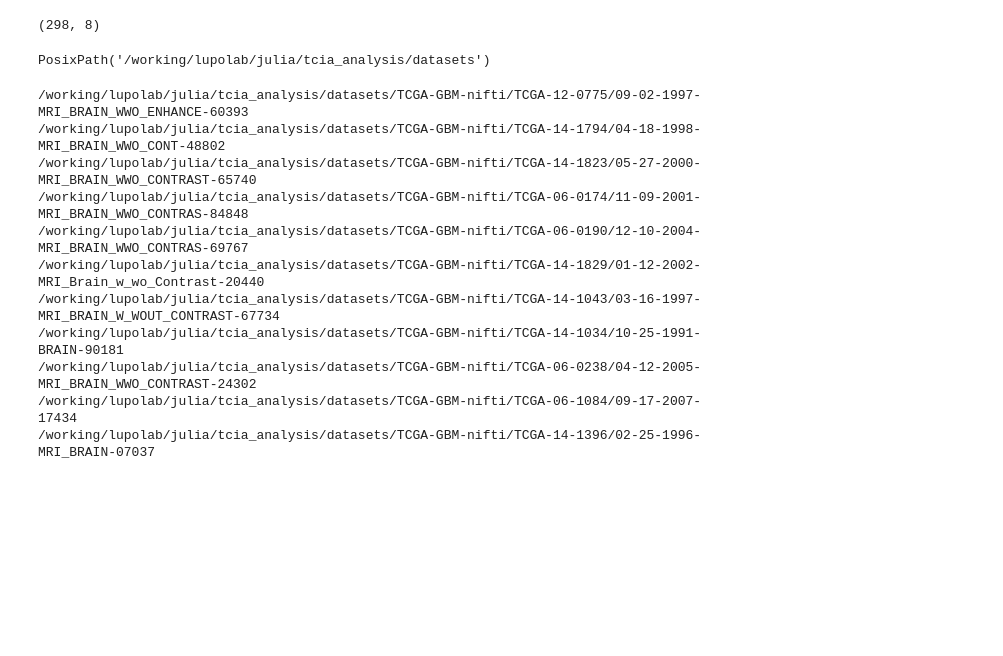
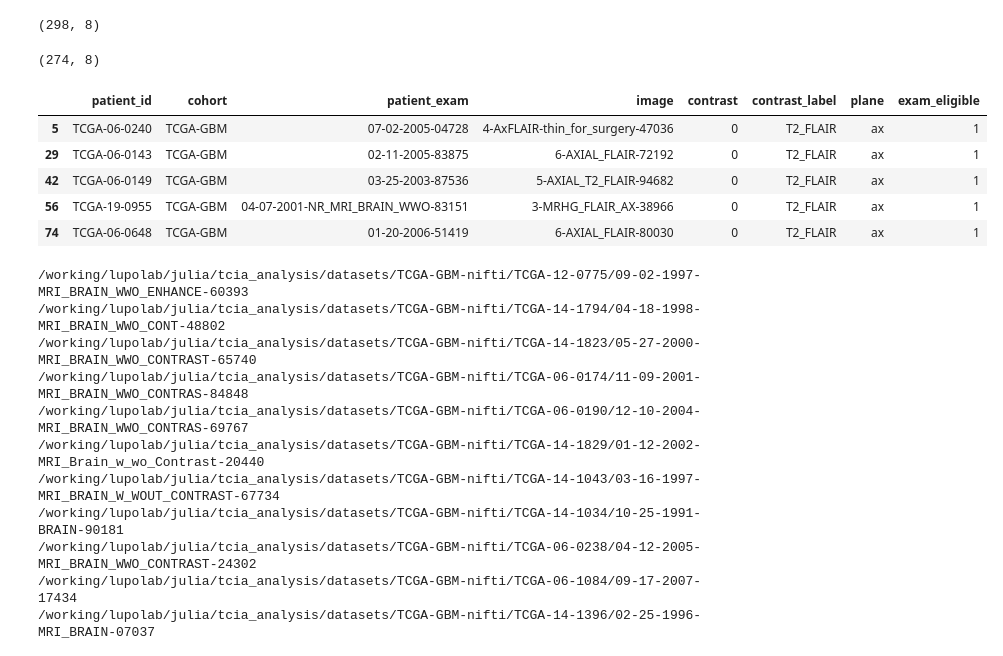
Before and after one commit to julclu/tcia_analysis, a Jupyter notebook: code_updated/02_Create_Datalist-FLAIRONLY.ipynb, the cells around one changed output. Saved outputs shown, nothing was run; the diff lists cells and outputs as text; code cells hidden in the pictures; blank space fills up the shorter version.

```diff
--- a/code_updated/02_Create_Datalist-FLAIRONLY.ipynb
+++ b/code_updated/02_Create_Datalist-FLAIRONLY.ipynb
@@ -98,10 +98,19 @@ flair_df.shape
 (298, 8)
 # %%
 flair_df_nodup = flair_df.drop_duplicates(subset = ['patient_id'])
-# %%
-PATH
-# %% [output]
-PosixPath('/working/lupolab/julia/tcia_analysis/datasets')
+# %%
+flair_df_nodup.shape
+# %% [output]
+(274, 8)
+# %%
+flair_df_nodup.head()
+# %% [output]
+|  | patient_id | cohort | patient_exam | image | contrast | contrast_label | plane | exam_eligible |
+| 5 | TCGA-06-0240 | TCGA-GBM | 07-02-2005-04728 | 4-AxFLAIR-thin_for_surgery-47036 | 0 | T2_FLAIR | ax | 1 |
+| 29 | TCGA-06-0143 | TCGA-GBM | 02-11-2005-83875 | 6-AXIAL_FLAIR-72192 | 0 | T2_FLAIR | ax | 1 |
+| 42 | TCGA-06-0149 | TCGA-GBM | 03-25-2003-87536 | 5-AXIAL_T2_FLAIR-94682 | 0 | T2_FLAIR | ax | 1 |
+| 56 | TCGA-19-0955 | TCGA-GBM | 04-07-2001-NR_MRI_BRAIN_WWO-83151 | 3-MRHG_FLAIR_AX-38966 | 0 | T2_FLAIR | ax | 1 |
+| 74 | TCGA-06-0648 | TCGA-GBM | 01-20-2006-51419 | 6-AXIAL_FLAIR-80030 | 0 | T2_FLAIR | ax | 1 |
 # %%
 valid_list = []
 for idx, row in flair_df_nodup.iterrows():
```
Also changed, not shown: parts of 3 cells of this notebook, 10 other files.
